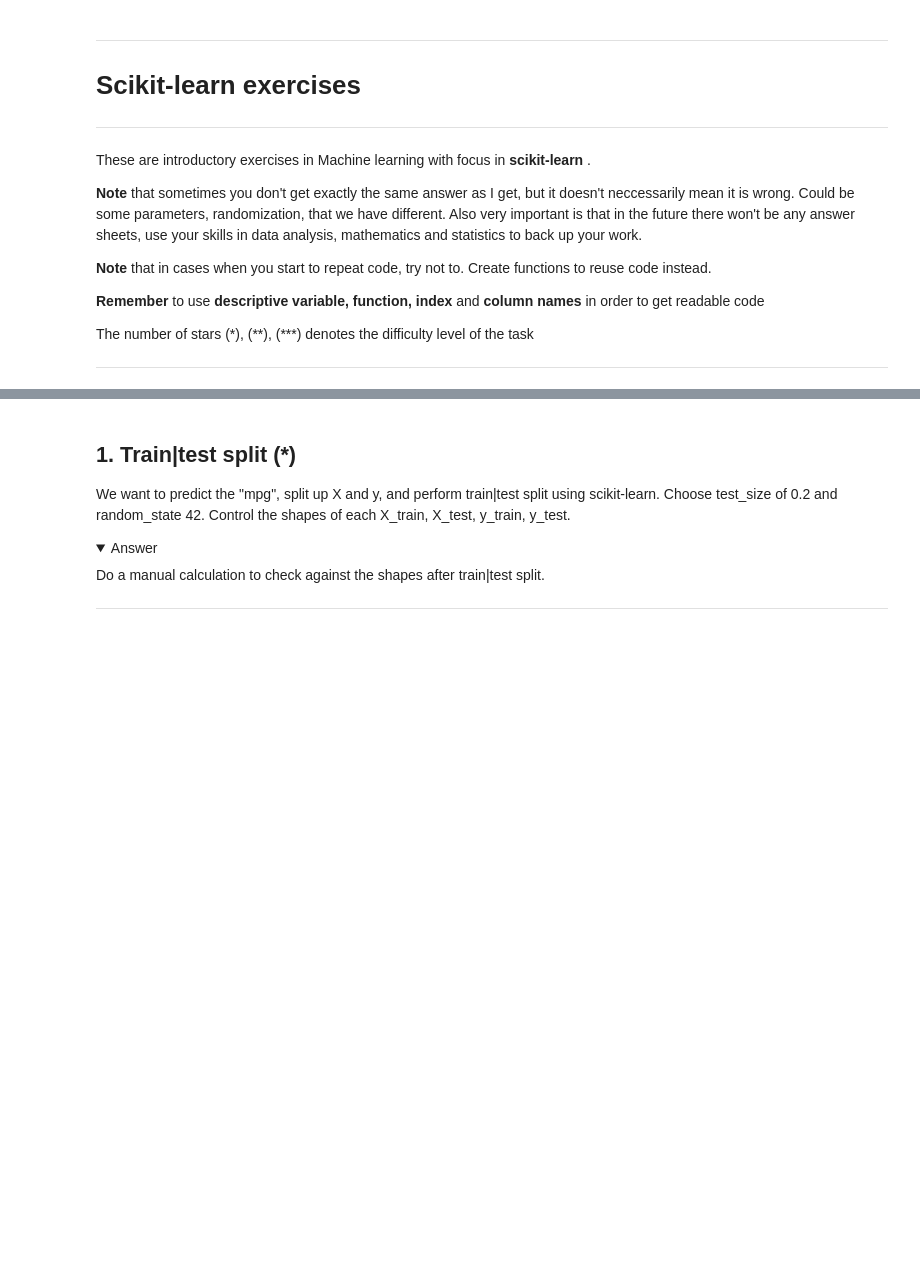
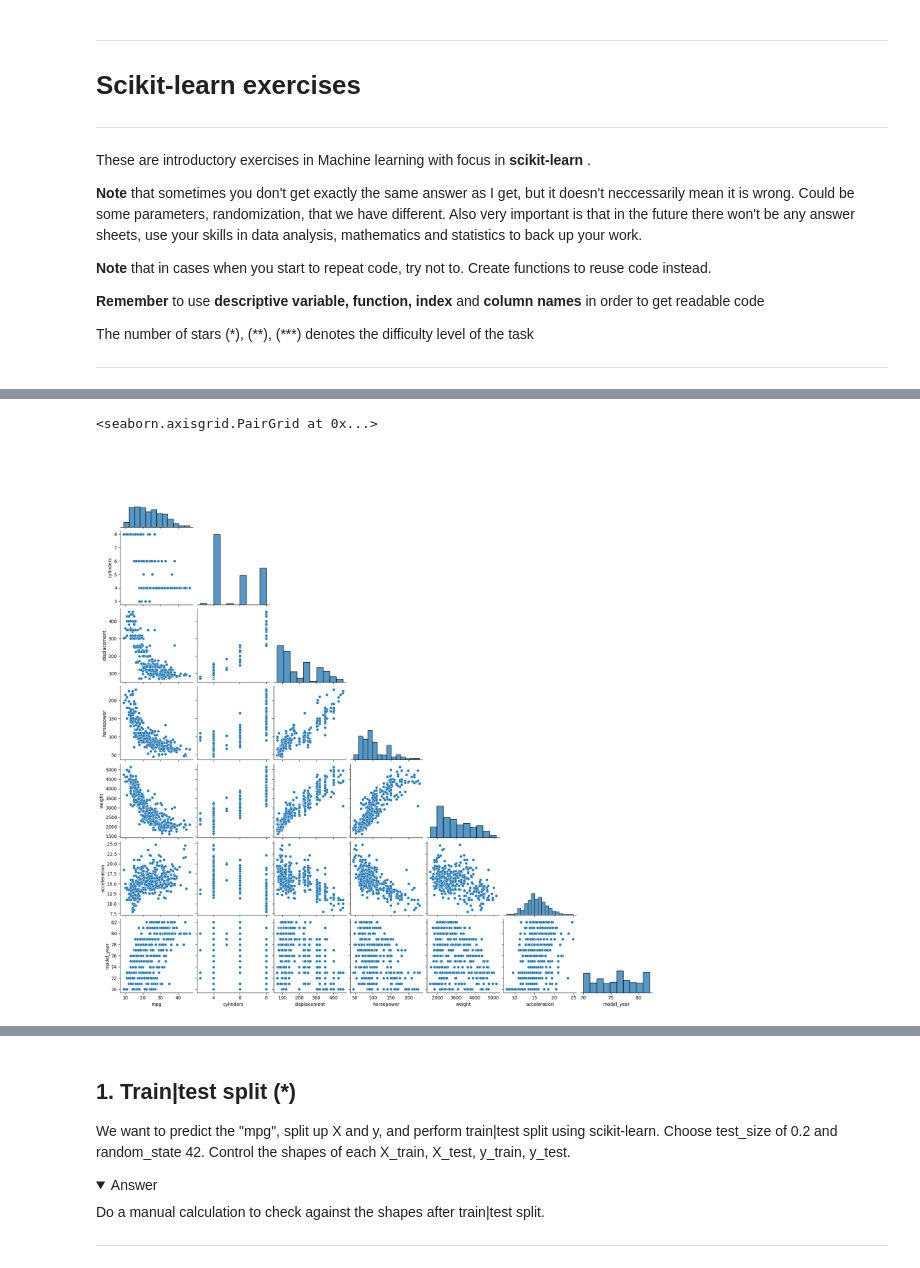
Before and after one commit to zoneme99/Machine-learning-AI24, a Jupyter notebook: Exercises/E01_sklearn.ipynb, the cells around one changed output, grey strips where cells are left out. Saved outputs shown, nothing was run; the diff lists cells and outputs as text; code cells hidden in the pictures; folded sections open; blank space fills up the shorter version.

```diff
--- a/Exercises/E01_sklearn.ipynb
+++ b/Exercises/E01_sklearn.ipynb
@@ -57,3 +57,14 @@ d) I have chosen to drop the columns origin and name. Think yourself if it is re
 </details>
 
 ---
+# %%
+import seaborn as sns
+df = sns.load_dataset("mpg")
+nulls = df[df.isnull().any(axis=1)]
+df = df.drop(index=nulls.index).reset_index(drop=True)
+#Removed nans
+# %%
+sns.pairplot(df, corner=True)
+# %% [output]
+<seaborn.axisgrid.PairGrid at 0x...>
+[figure, added]
```
Also changed, not shown: parts of 3 cells of this notebook, 1 other file.
